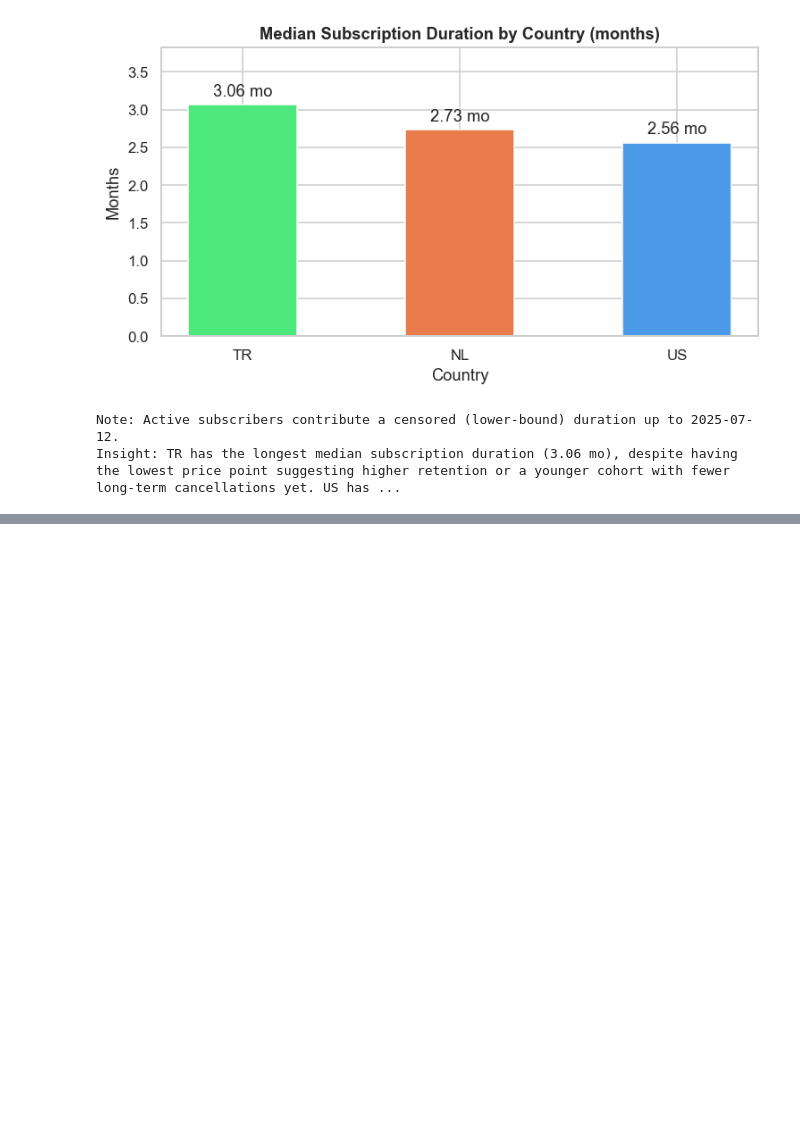
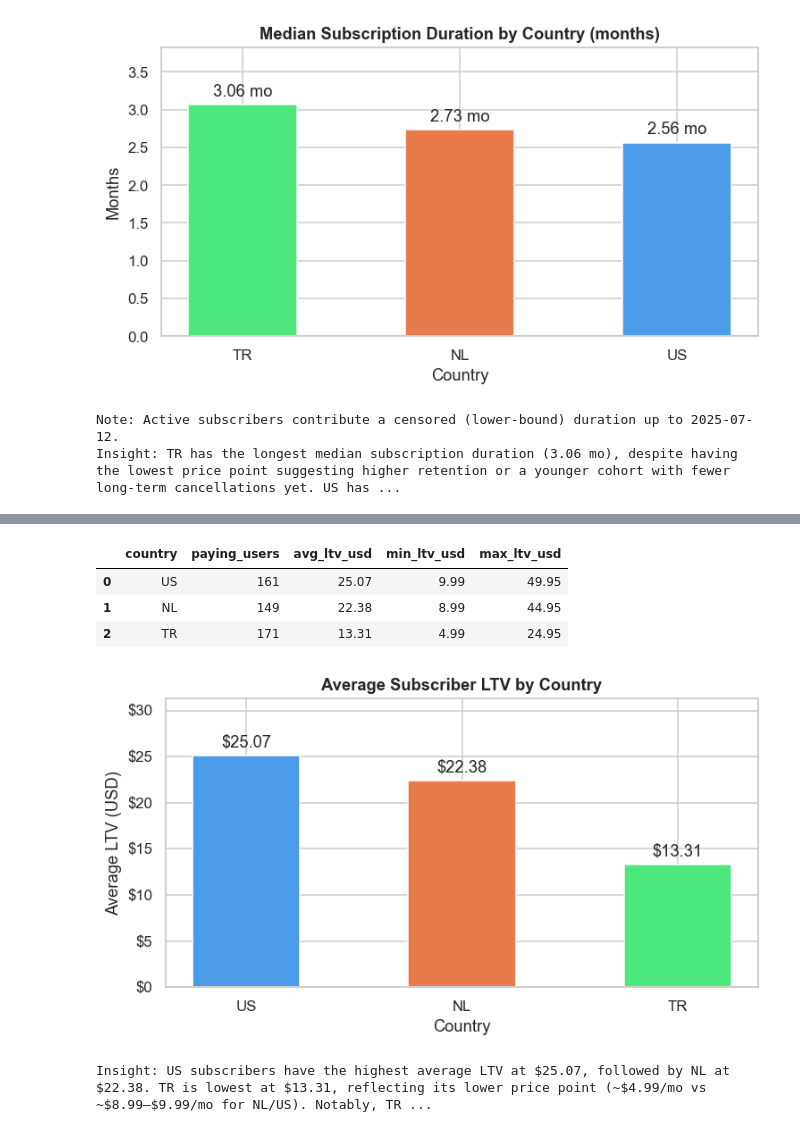
Before and after one commit to Sena-Kilinc/data-interview, a Jupyter notebook: submission.ipynb, the cells around one changed output, grey strips where cells are left out. Saved outputs shown, nothing was run; the diff lists cells and outputs as text; code cells hidden in the pictures; blank space fills up the shorter version.

```diff
--- a/submission.ipynb
+++ b/submission.ipynb
@@ -395,0 +402,59 @@ Insight: TR has the longest median subscription duration (3.06 mo), despite havi
+# %%
+sql_t6 = """
+-- Step 1: accumulate total spend per paying user
+WITH user_ltv AS (
+    SELECT
+        u.country,
+        e.user_id,
+        SUM(e.amount_usd) AS lifetime_value
+    FROM user_events e
+    JOIN users u ON u.id = e.user_id
+    WHERE e.event_name IN ('subscription_started', 'subscription_renewed')
+    GROUP BY u.country, e.user_id
+)
+-- Step 2: average across subscribers per country
+SELECT
+    country,
+    COUNT(*) AS paying_users,
+    ROUND(AVG(lifetime_value), 2) AS avg_ltv_usd,
+    ROUND(MIN(lifetime_value), 2) AS min_ltv_usd,
+    ROUND(MAX(lifetime_value), 2) AS max_ltv_usd
+FROM user_ltv
+GROUP BY country
+ORDER BY avg_ltv_usd DESC
+"""
+
+df6 = q(sql_t6)
+display(df6)
+
+colors_t6 = [COUNTRY_COLORS[c] for c in df6["country"]]
+
+fig, ax = plt.subplots(figsize=(7, 4))
+bars = ax.bar(df6["country"], df6["avg_ltv_usd"], color=colors_t6, width=0.5)
+ax.bar_label(bars, fmt="$%.2f", padding=4)
+ax.set_title("Average Subscriber LTV by Country", fontweight="bold")
+ax.set_ylabel("Average LTV (USD)")
+ax.set_xlabel("Country")
+ax.yaxis.set_major_formatter(mticker.FormatStrFormatter("$%.0f"))
+ax.set_ylim(0, df6["avg_ltv_usd"].max() * 1.25)
+plt.tight_layout()
+plt.show()
+
+us_ltv = float(df6[df6["country"] == "US"]["avg_ltv_usd"].values[0])
+nl_ltv = float(df6[df6["country"] == "NL"]["avg_ltv_usd"].values[0])
+tr_ltv = float(df6[df6["country"] == "TR"]["avg_ltv_usd"].values[0])
+print(
+    f"Insight: US subscribers have the highest average LTV at ${us_ltv:.2f}, "
+    f"followed by NL at ${nl_ltv:.2f}. TR is lowest at ${tr_ltv:.2f}, "
+    f"reflecting its lower price point (~$4.99/mo vs ~$8.99–$9.99/mo for NL/US). "
+    f"Notably, TR has the most paying users ({int(df6[df6['country']=='TR']['paying_users'].values[0])}) "
+    f"but the lowest per-user revenue local pricing is a deliberate trade-off "
+    f"between volume and revenue per user."
+)
+# %% [output]
+|  | country | paying_users | avg_ltv_usd | min_ltv_usd | max_ltv_usd |
+| 0 | US | 161 | 25.07 | 9.99 | 49.95 |
+| 1 | NL | 149 | 22.38 | 8.99 | 44.95 |
+| 2 | TR | 171 | 13.31 | 4.99 | 24.95 |
+[figure, added]
+Insight: US subscribers have the highest average LTV at $25.07, followed by NL at $22.38. TR is lowest at $13.31, reflecting its lower price point (~$4.99/mo vs ~$8.99–$9.99/mo for NL/US). Notably, TR ...
```
Also changed, not shown: parts of 1 cell of this notebook.
